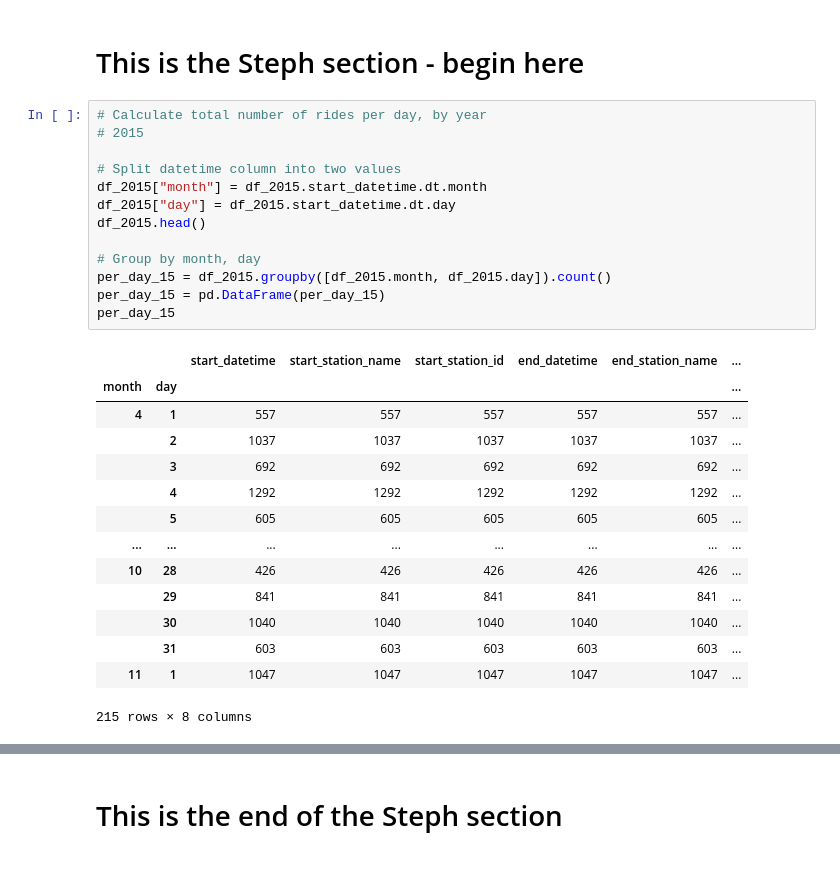
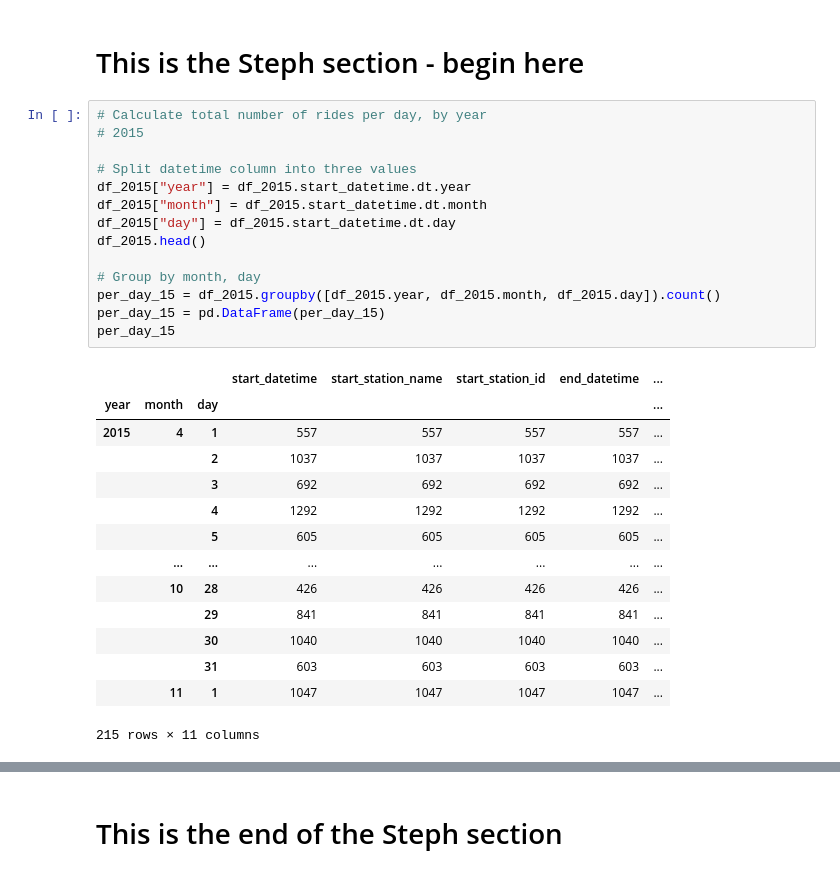
Before and after one commit to luchovzla/project-1, a Jupyter notebook: NiceRideCombined.ipynb, the cells around one changed output, grey strips where cells are left out. Cells and saved outputs as stored; diff of their text form.

```diff
--- a/NiceRideCombined.ipynb
+++ b/NiceRideCombined.ipynb
@@ -239,30 +293,31 @@ dtype: object
 # %%
 # Calculate total number of rides per day, by year
 # 2015
 
-# Split datetime column into two values
+# Split datetime column into three values
+df_2015["year"] = df_2015.start_datetime.dt.year
 df_2015["month"] = df_2015.start_datetime.dt.month
 df_2015["day"] = df_2015.start_datetime.dt.day
 df_2015.head()
 
 # Group by month, day
-per_day_15 = df_2015.groupby([df_2015.month, df_2015.day]).count()
+per_day_15 = df_2015.groupby([df_2015.year, df_2015.month, df_2015.day]).count()
 per_day_15 = pd.DataFrame(per_day_15)
 per_day_15
 # %% [output]
-|  |  | start_datetime | start_station_name | start_station_id | end_datetime | end_station_name | ... |
-| month | day |  |  |  |  |  | ... |
-| 4 | 1 | 557 | 557 | 557 | 557 | 557 | ... |
-|  | 2 | 1037 | 1037 | 1037 | 1037 | 1037 | ... |
-|  | 3 | 692 | 692 | 692 | 692 | 692 | ... |
-|  | 4 | 1292 | 1292 | 1292 | 1292 | 1292 | ... |
-|  | 5 | 605 | 605 | 605 | 605 | 605 | ... |
-| ... | ... | ... | ... | ... | ... | ... | ... |
-| 10 | 28 | 426 | 426 | 426 | 426 | 426 | ... |
-|  | 29 | 841 | 841 | 841 | 841 | 841 | ... |
-|  | 30 | 1040 | 1040 | 1040 | 1040 | 1040 | ... |
-|  | 31 | 603 | 603 | 603 | 603 | 603 | ... |
-| 11 | 1 | 1047 | 1047 | 1047 | 1047 | 1047 | ... |
+|  |  |  | start_datetime | start_station_name | start_station_id | end_datetime | ... |
+| year | month | day |  |  |  |  | ... |
+| 2015 | 4 | 1 | 557 | 557 | 557 | 557 | ... |
+|  |  | 2 | 1037 | 1037 | 1037 | 1037 | ... |
+|  |  | 3 | 692 | 692 | 692 | 692 | ... |
+|  |  | 4 | 1292 | 1292 | 1292 | 1292 | ... |
+|  |  | 5 | 605 | 605 | 605 | 605 | ... |
+|  | ... | ... | ... | ... | ... | ... | ... |
+|  | 10 | 28 | 426 | 426 | 426 | 426 | ... |
+|  |  | 29 | 841 | 841 | 841 | 841 | ... |
+|  |  | 30 | 1040 | 1040 | 1040 | 1040 | ... |
+|  |  | 31 | 603 | 603 | 603 | 603 | ... |
+|  | 11 | 1 | 1047 | 1047 | 1047 | 1047 | ... |
-215 rows × 8 columns
+215 rows × 11 columns
 # %%
 # 2016
```
Also changed, not shown: parts of 21 cells of this notebook, 3 other files.
